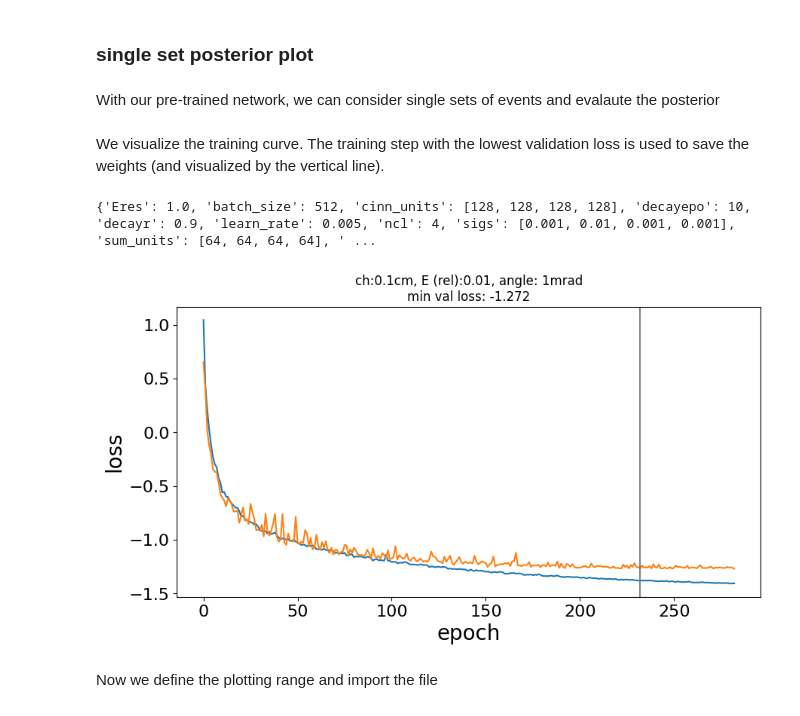
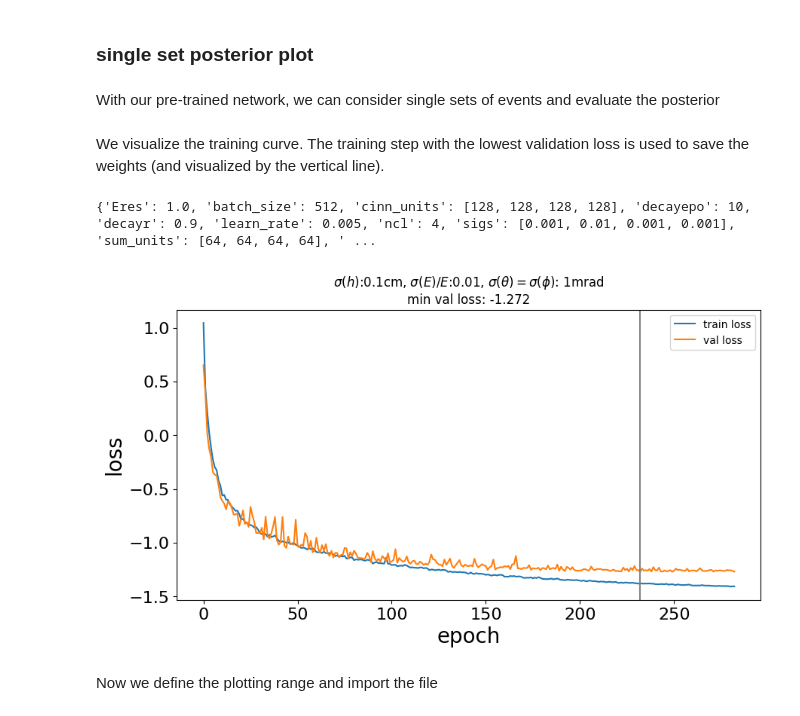
Before and after one commit to amorandini/SBI_axion, a Jupyter notebook: Example.ipynb, the cells around one changed output. Saved outputs shown, nothing was run; the diff lists cells and outputs as text; code cells hidden in the pictures.

```diff
--- a/Example.ipynb
+++ b/Example.ipynb
@@ -89,7 +89,7 @@ plt.show()
 # %% [markdown]
 ### single set posterior plot
 # %% [markdown]
-With our pre-trained network, we can consider single sets of events and evalaute the posterior
+With our pre-trained network, we can consider single sets of events and evaluate the posterior
 # %%
 ifolder = 0 # folder counter, by default only the one relative to 0 is present
 
@@ -106,32 +106,33 @@ We visualize the training curve. The training step with the lowest validation lo
 # %%
 with open(modelfolder+'/meta_par.pkl', 'rb') as file_t:
     meta_par = pickle.load( file_t)
 print(meta_par)
 
 sigs = meta_par['sigs'] # the detector uncertainties are saved here
 
 fig, axs = plt.subplots(figsize = (10,5))
 
 with open(modelfolder+'/training.pkl', 'rb') as file_t:
     history = pickle.load(file_t)
     loss = history['loss']
     val_loss = history['val_loss']
 
 
 axs.plot(loss, label='train loss')
 axs.plot(val_loss, label='val loss')
 axs.axvline(np.argmin(val_loss), color='grey')
 # plt.yscale('log')
 # plt.ylim(np.min(loss),2)
-axs.set_title("ch:"+str(100*sigs[0])+"cm, "+"E (rel):"+str(sigs[1])+", "+"angle: "+str(int(1000*sigs[2]))+"mrad\nmin val loss: {:.3f}".format(np.min(val_loss)))
+axs.set_title(r"$\sigma(h)$:"+str(100*sigs[0])+"cm, "+"$\sigma(E)/E$:"+str(sigs[1])+", "+"$\sigma(\\theta)=\sigma(\phi)$: "+str(int(1000*sigs[2]))+"mrad\nmin val loss: {:.3f}".format(np.min(val_loss)))
 axs.set_xlabel("epoch", fontsize = 20)
 axs.set_ylabel("loss", fontsize = 20)
 axs.tick_params(axis='both', which='major', labelsize=16)
 axs.tick_params(axis='both', which='minor', labelsize=8)
+plt.legend()
 plt.show()
 # %% [output]
 {'Eres': 1.0, 'batch_size': 512, 'cinn_units': [128, 128, 128, 128], 'decayepo': 10, 'decayr': 0.9, 'learn_rate': 0.005, 'ncl': 4, 'sigs': [0.001, 0.01, 0.001, 0.001], 'sum_units': [64, 64, 64, 64], ' ...
-[figure, old version]
+[figure, new version]
 # %% [markdown]
 Now we define the plotting range and import the file
 # %%
```
Also changed, not shown: parts of 10 cells of this notebook, 1 other file.
